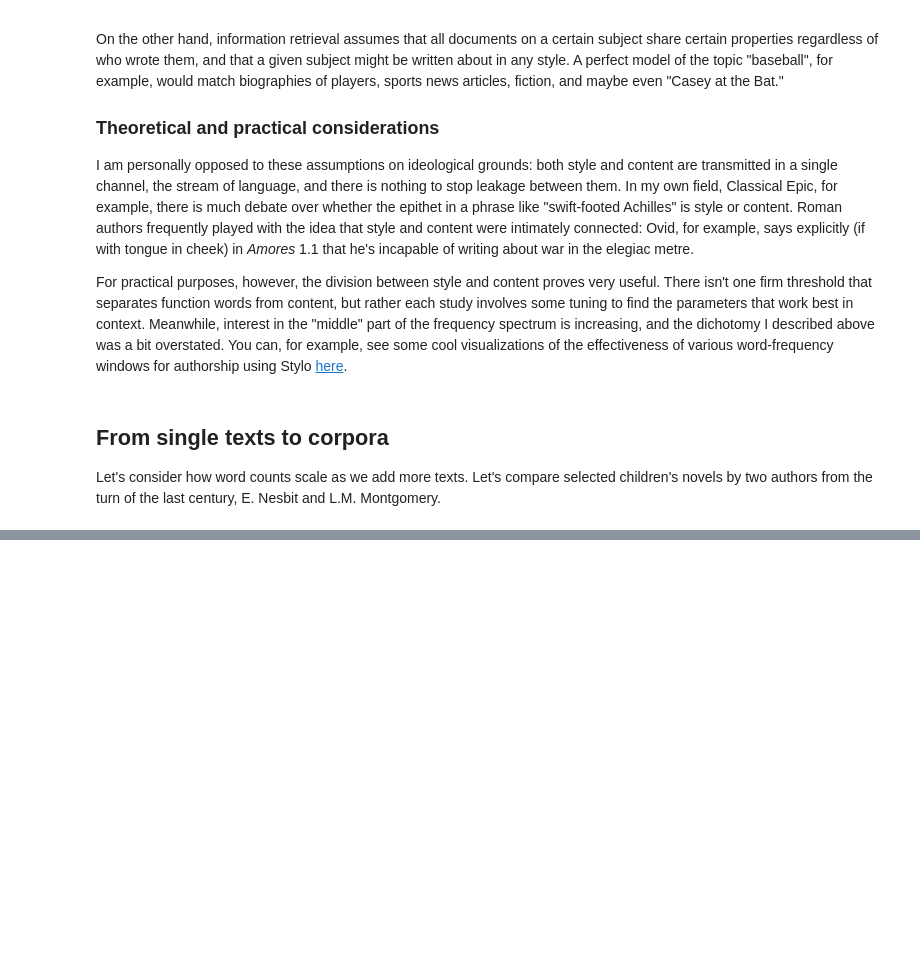
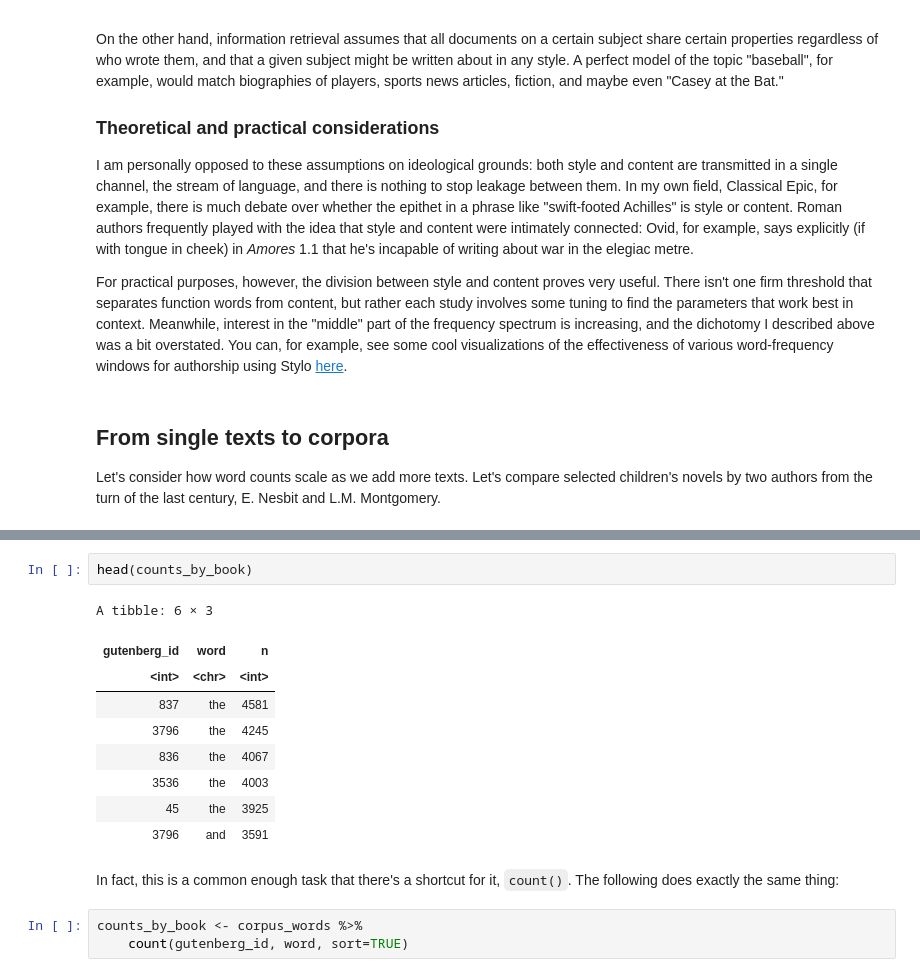
Before and after one commit to cwf2/rostock_r, a Jupyter notebook: 4 - Words.ipynb, the cells around one changed output, grey strips where cells are left out. Cells and saved outputs as stored; diff of their text form; blank space fills up the shorter version.

```diff
--- a/4 - Words.ipynb
+++ b/4 - Words.ipynb
@@ -215,0 +276,17 @@ Let's consider how word counts scale as we add more texts. Let's compare selecte
+# %%
+head(counts_by_book)
+# %% [output]
+A tibble: 6 × 3
+| gutenberg_id | word | n |
+| <int> | <chr> | <int> |
+| 837 | the | 4581 |
+| 3796 | the | 4245 |
+| 836 | the | 4067 |
+| 3536 | the | 4003 |
+| 45 | the | 3925 |
+| 3796 | and | 3591 |
+# %% [markdown]
+In fact, this is a common enough task that there's a shortcut for it, `count()`. The following does exactly the same thing:
+# %%
+counts_by_book <- corpus_words %>%
+    count(gutenberg_id, word, sort=TRUE)
```
Also changed, not shown: parts of 15 cells of this notebook, 1 other file.
